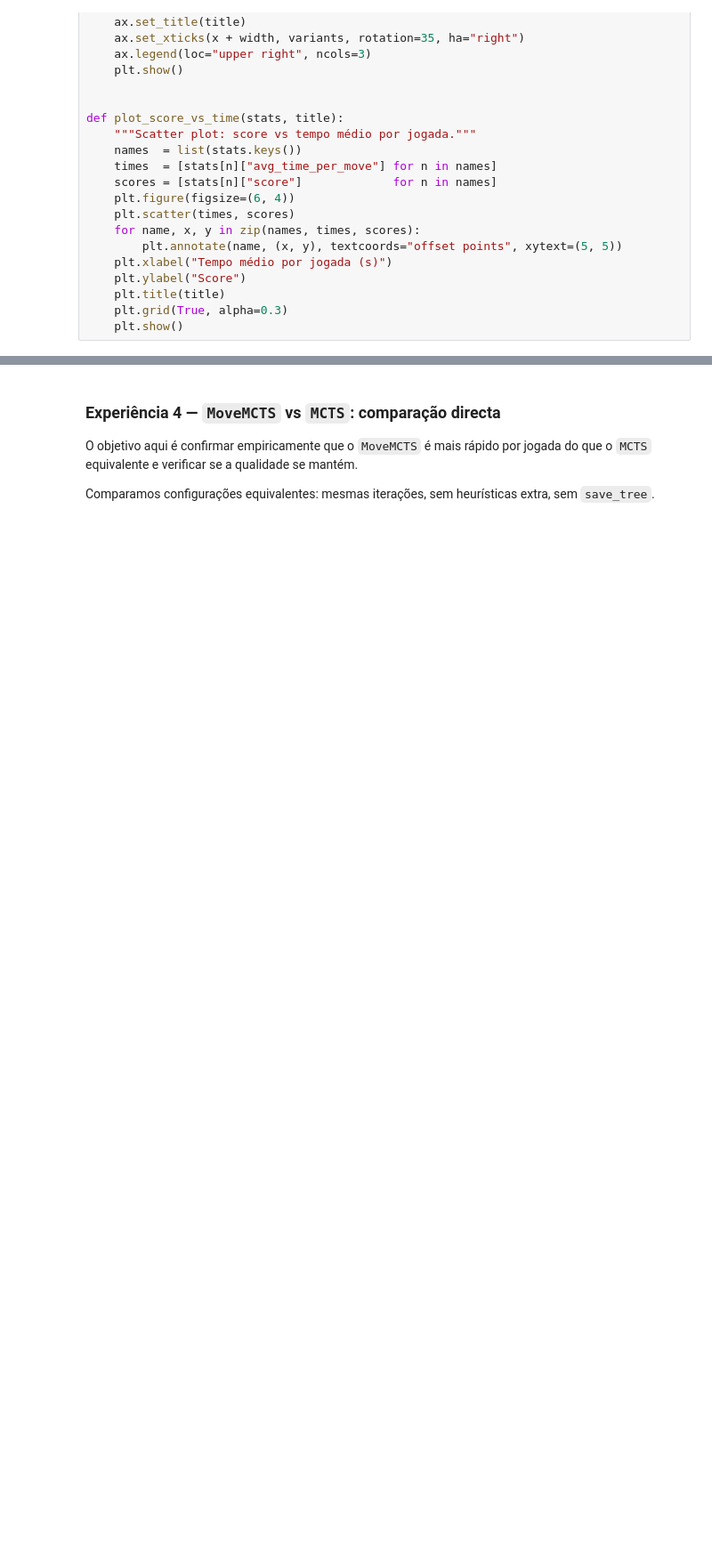
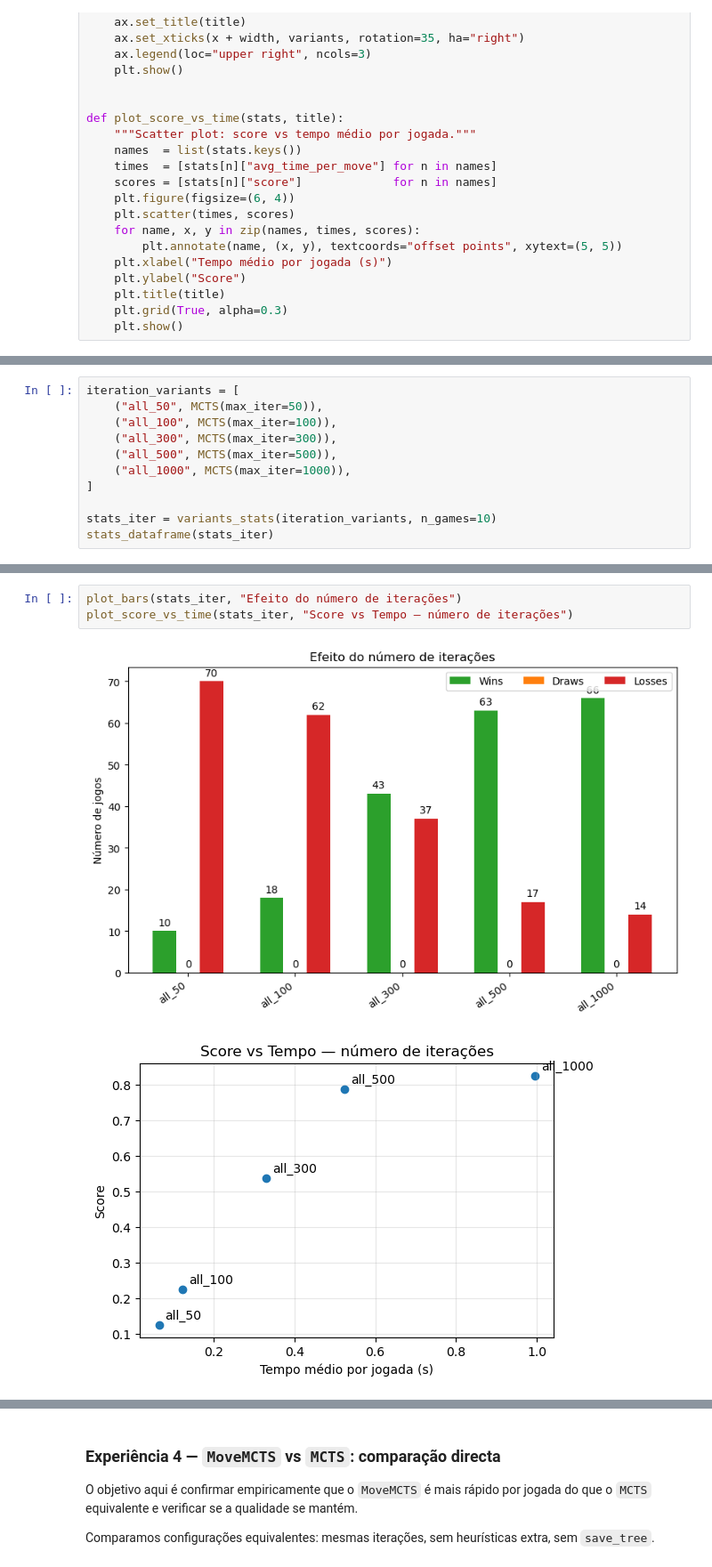
Before and after one commit to andredpinto/AI_2526_Project, a Jupyter notebook: notebooks/analise_mcts_completa - Cópia.ipynb, the cells around one changed output, grey strips where cells are left out. Shown at 89% size. Drawn from its saved outputs; the diff is of its cells as text; blank space fills up the shorter version.

```diff
--- a/notebooks/analise_mcts_completa - Cópia.ipynb
+++ b/notebooks/analise_mcts_completa - Cópia.ipynb
@@ -271,0 +259,11 @@ for n_iter, stats in stats_iter.items():
+# %%
+iteration_variants = [
+    ("all_50", MCTS(max_iter=50)),
+    ("all_100", MCTS(max_iter=100)),
+    ("all_300", MCTS(max_iter=300)),
+    ("all_500", MCTS(max_iter=500)),
+    ("all_1000", MCTS(max_iter=1000)),
+]
+
+stats_iter = variants_stats(iteration_variants, n_games=10)
+stats_dataframe(stats_iter)
@@ -271,0 +277,6 @@ for n_iter, stats in stats_iter.items():
+# %%
+plot_bars(stats_iter, "Efeito do número de iterações")
+plot_score_vs_time(stats_iter, "Score vs Tempo — número de iterações")
+# %% [output]
+[figure, added]
+[figure, added]
```
Also changed, not shown: parts of 39 cells of this notebook, 2 other files.
